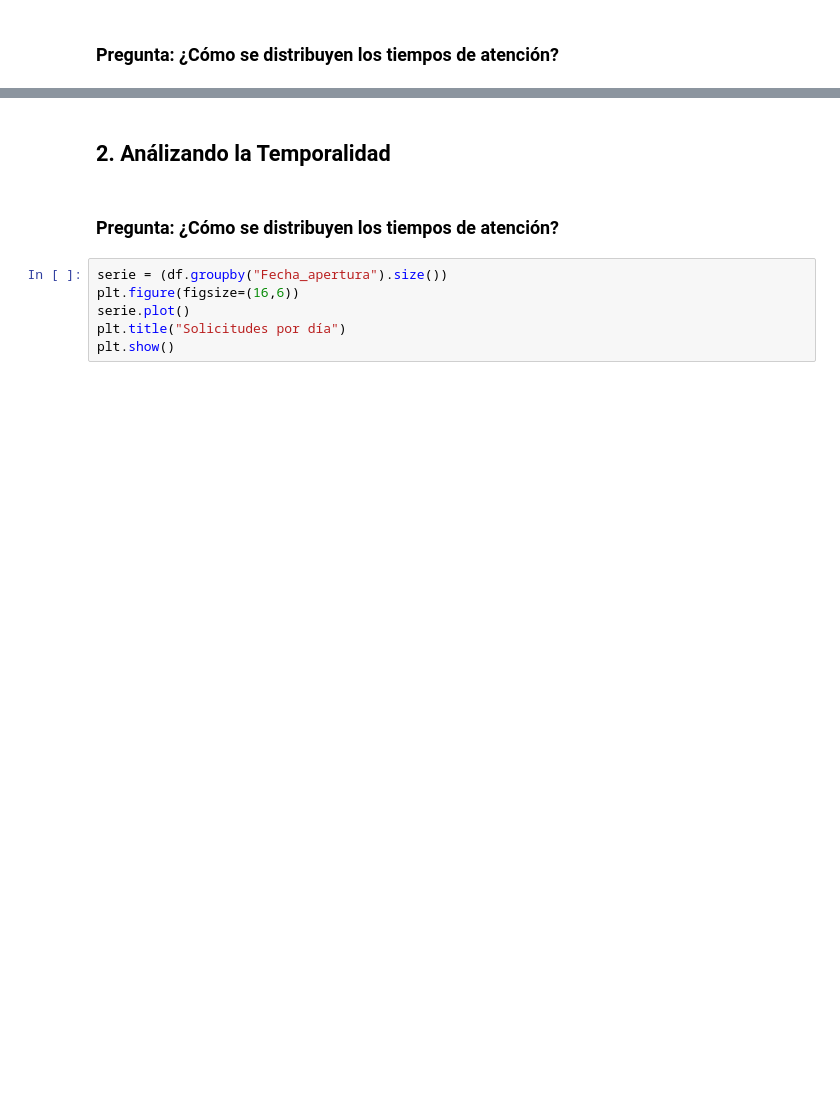
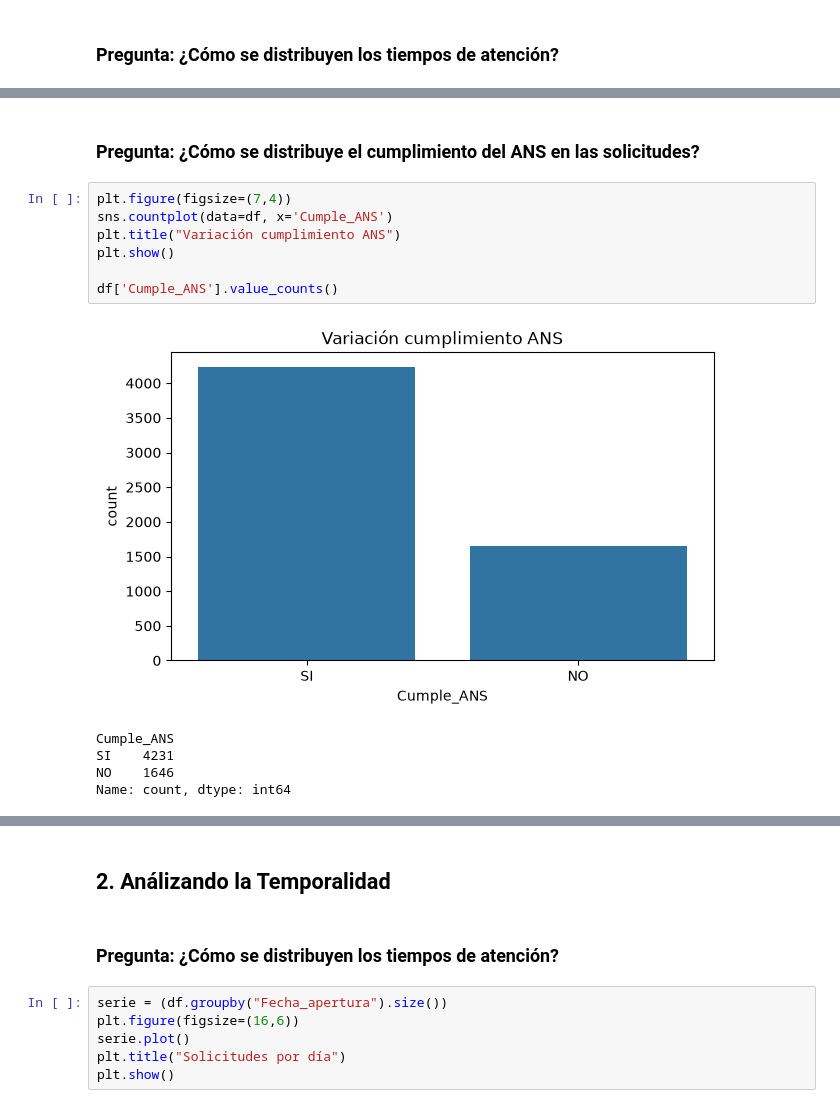
Before and after one commit to DiazJSC/AccesClean_proyecto, a Jupyter notebook: src/03_EDA.ipynb, the cells around one changed output, grey strips where cells are left out. Saved outputs shown, nothing was run; the diff lists cells and outputs as text; blank space fills up the shorter version.

```diff
--- a/src/03_EDA.ipynb
+++ b/src/03_EDA.ipynb
@@ -137,0 +161,15 @@ plt.show()
+# %% [markdown]
+### **Pregunta**: ¿Cómo se distribuye el cumplimiento del ANS en las solicitudes?
+# %%
+plt.figure(figsize=(7,4))
+sns.countplot(data=df, x='Cumple_ANS')
+plt.title("Variación cumplimiento ANS")
+plt.show()
+
+df['Cumple_ANS'].value_counts()
+# %% [output]
+[figure, added]
+Cumple_ANS
+SI    4231
+NO    1646
+Name: count, dtype: int64
```
Also changed, not shown: parts of 21 cells of this notebook, 2 other files.
